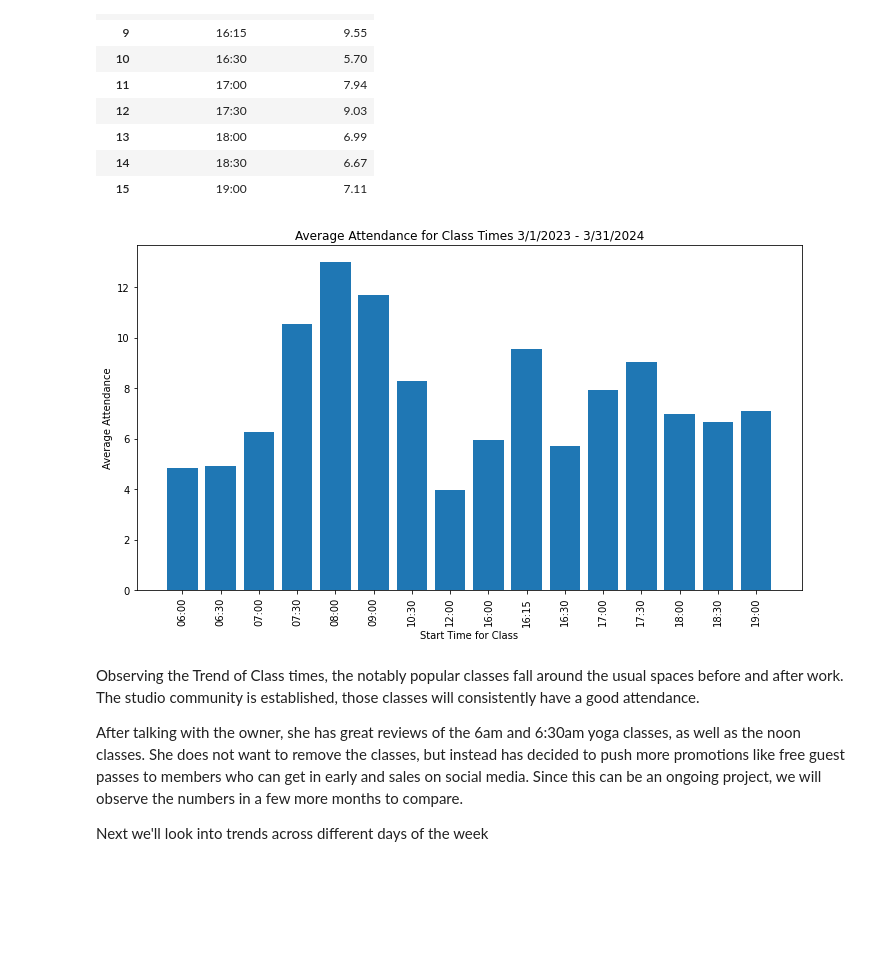
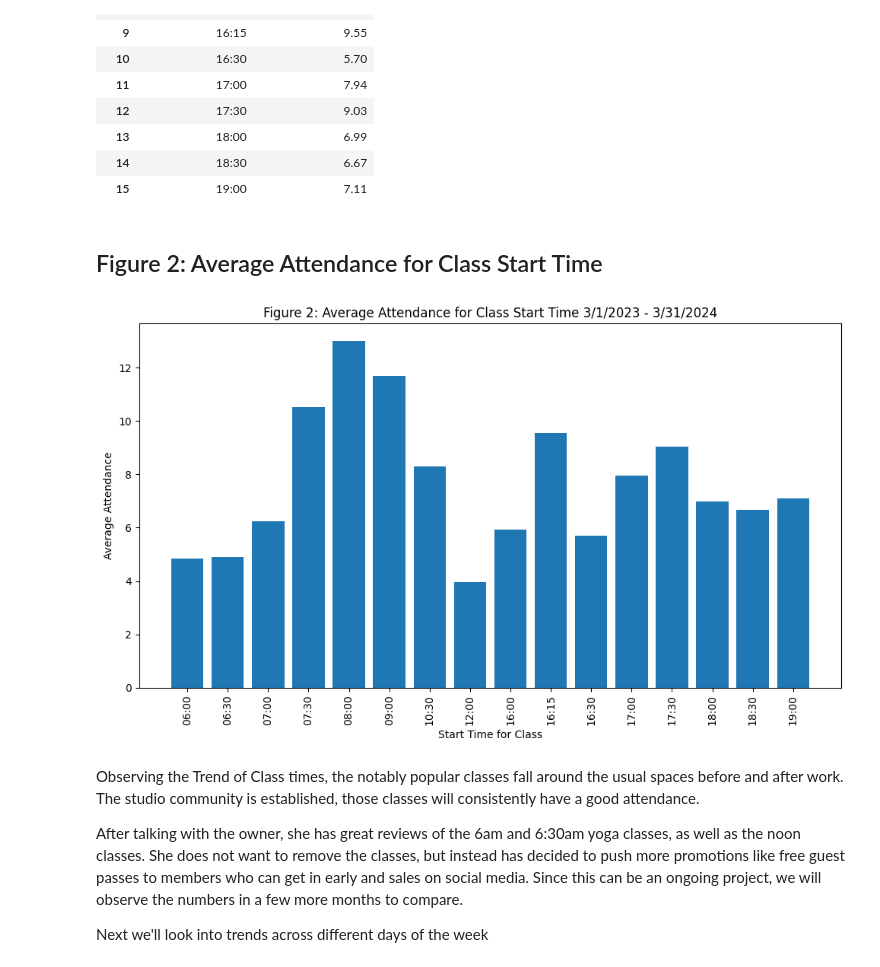
Before and after one commit to TrevorJamesHub/SummitSolData, a Jupyter notebook: Yoga_studio_analysis.ipynb, the cells around one changed output. Saved outputs shown, nothing was run; the diff lists cells and outputs as text; code cells hidden in the pictures; blank space fills up the shorter version.

Commit message:
Add files via upload
The report in Markdown showing code and output figures

```diff
--- a/Yoga_studio_analysis.ipynb
+++ b/Yoga_studio_analysis.ipynb
@@ -210,24 +217,26 @@ attendance_by_start
 | 13 | 18:00 | 6.99 |
 | 14 | 18:30 | 6.67 |
 | 15 | 19:00 | 7.11 |
+# %% [markdown]
+## Figure 2: Average Attendance for Class Start Time
 # %%
 def plot_by_start_time(DF, date_string):
     # For those that like graphs
     plt.figure(figsize=(10, 6))
     plt.bar(range(len(DF)), DF['Average Attendance'])
     plt.xlabel('Start Time for Class')
     plt.ylabel('Average Attendance')
-    plt.title(f'Average Attendance for Class Times {date_string}')
+    plt.title(f'Figure 2: Average Attendance for Class Start Time {date_string}')
     # creating a loop with a format string to add the start time label based off of each row
     plt.xticks(range(len(DF)),
             [f"{day}" for day in DF['Start Time for Class']],
             rotation=90)
     plt.tight_layout()
     plt.show()
 
 plot_by_start_time(attendance_by_start , date_string)
 # %% [output]
-[figure, old version]
+[figure, new version]
 # %% [markdown]
 Observing the Trend of Class times, the notably popular classes fall around the usual spaces before and after work. The studio community is established, those classes will consistently have a good attendance.
 
```
Also changed, not shown: parts of 18 cells of this notebook.
